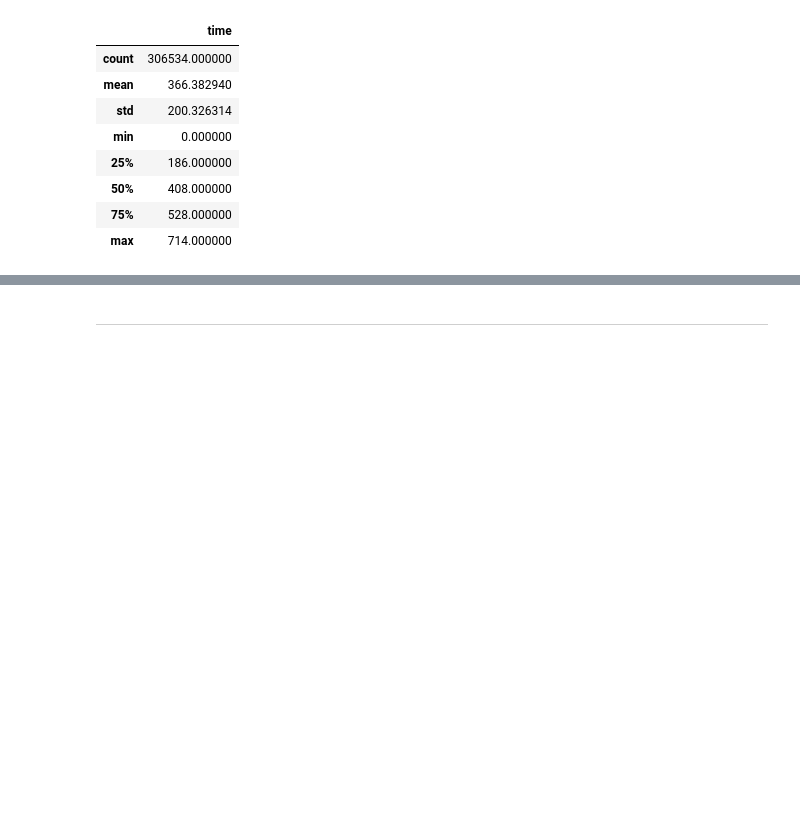
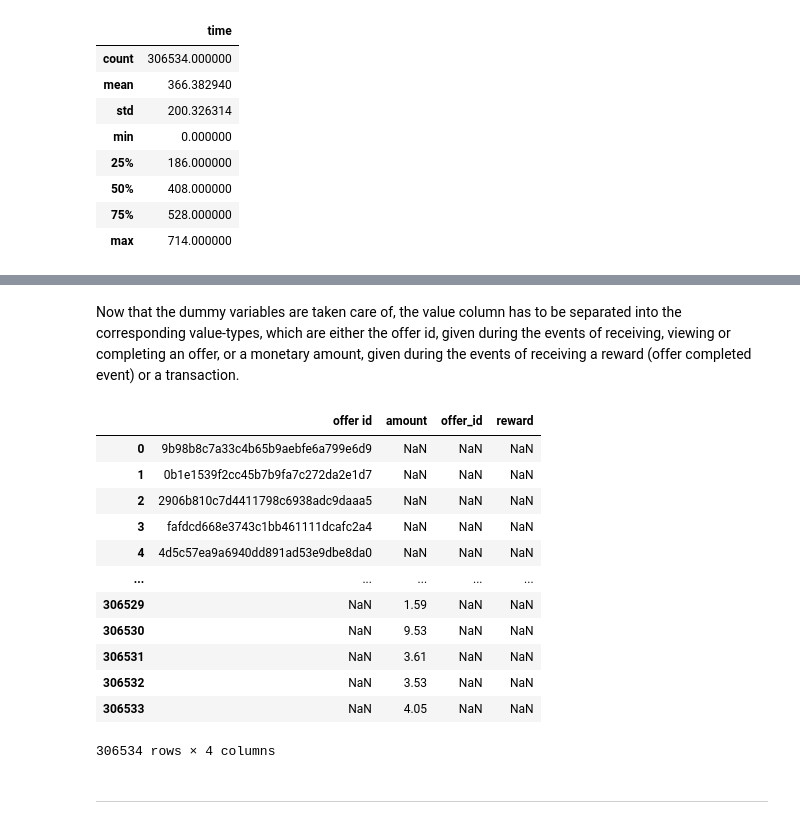
Before and after one commit to Daniel-Hutcheson/starbucks_capstone_project, a Jupyter notebook: Starbucks_Capstone_notebook.ipynb, the cells around one changed output, grey strips where cells are left out. Saved outputs shown, nothing was run; the diff lists cells and outputs as text; code cells hidden in the pictures; blank space fills up the shorter version.

Commit message:
in the cleaning process of transcript_df

```diff
--- a/Starbucks_Capstone_notebook.ipynb
+++ b/Starbucks_Capstone_notebook.ipynb
@@ -342,0 +347,2 @@ transcript.describe()
+# %%
+transcript_df = transcript.rename(columns={'person':'customer_id'})
@@ -342,0 +415,5 @@ transcript.describe()
+# %%
+dummy_df = pd.get_dummies(transcript_df.event)
+transcript_df = pd.concat([transcript_df, dummy_df], axis=1)
+transcript_df.drop(columns=['event'], inplace=True)
+transcript_df.head()
@@ -343,3 +427,22 @@ transcript.describe()
+# %% [markdown]
+Now that the dummy variables are taken care of, the value column has to be separated into the corresponding value-types, which are either the offer id, given during the events of receiving, viewing or completing an offer, or a monetary amount, given during the events of receiving a reward (offer completed event) or a transaction.
+# %%
+value_df = pd.DataFrame([{k: v for k, v in row.items()} for row in transcript_df.value])
+value_df
+# %% [output]
+|  | offer id | amount | offer_id | reward |
+| 0 | 9b98b8c7a33c4b65b9aebfe6a799e6d9 | NaN | NaN | NaN |
+| 1 | 0b1e1539f2cc45b7b9fa7c272da2e1d7 | NaN | NaN | NaN |
+| 2 | 2906b810c7d4411798c6938adc9daaa5 | NaN | NaN | NaN |
+| 3 | fafdcd668e3743c1bb461111dcafc2a4 | NaN | NaN | NaN |
+| 4 | 4d5c57ea9a6940dd891ad53e9dbe8da0 | NaN | NaN | NaN |
+| ... | ... | ... | ... | ... |
+| 306529 | NaN | 1.59 | NaN | NaN |
+| 306530 | NaN | 9.53 | NaN | NaN |
+| 306531 | NaN | 3.61 | NaN | NaN |
+| 306532 | NaN | 3.53 | NaN | NaN |
+| 306533 | NaN | 4.05 | NaN | NaN |
+306534 rows × 4 columns
 # %% [markdown]
 ***
 # %% [markdown]
```
Also changed, not shown: parts of 18 cells of this notebook.
